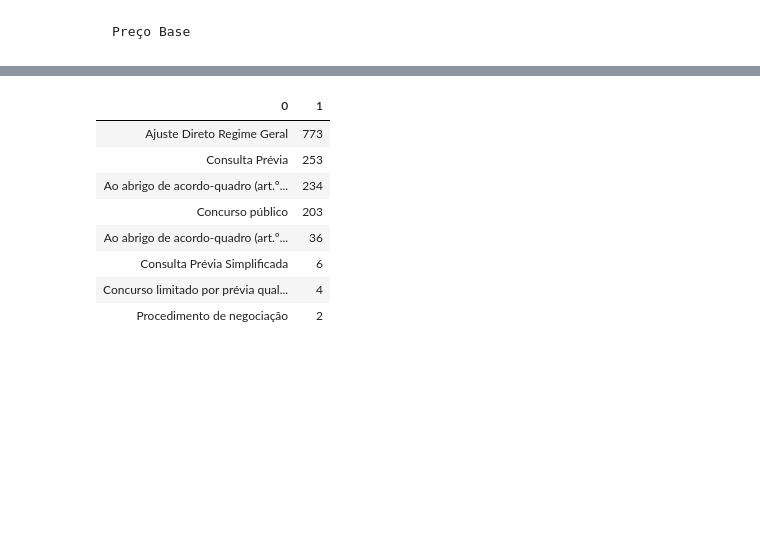
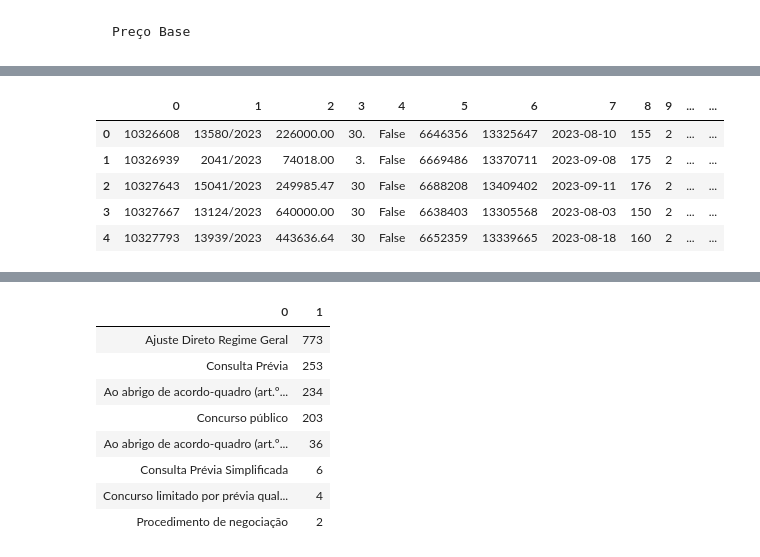
Before and after one commit to francisco-vpereira/ForceraIntership, a Jupyter notebook: forcera/scripts/contratos_v2.ipynb, the cells around one changed output, grey strips where cells are left out. Saved outputs shown, nothing was run; the diff lists cells and outputs as text; code cells hidden in the pictures; blank space fills up the shorter version.

Commit message:
Contrução da funcao para a primeira flag

```diff
--- a/forcera/scripts/contratos_v2.ipynb
+++ b/forcera/scripts/contratos_v2.ipynb
@@ -367,0 +384,76 @@ TypeError: function takes at most 2 arguments (3 given)
+# %%
+nn_index = np.where(a != 0)[0]                 # índices dos ids dos contratos com preço base não nulo
+
+id1 = np.array(ids)                            # Transformação da lista de ids em array. Assim podemos extrair os ids não nulos usando os índices acima
+
+ids_nn = tuple(map(tuple, id1[nn_index]))      # ids não nulos. É preciso converter em tuplo para usar como input na função de preço base
+
+pb = preco_base3(ids_nn)
+
+pc = preco_contrato3(ids_nn)
+# %%
+def redflag(pbase, pcontr, tol, ids):
+
+    """
+    Função que calcula o preço base e preço contratual de um contrato realizadp
+    Se o preço contratual estiver contido num intervalo em torno do preço base é levantada um flag
+    O intervalo é definido pelo parâmetro tolerância e é definido como : [preço_base - preço_base*tolerância, preço_base + preço_base*tolerância]
+
+    Parâmetros de entrada :
+        pbase : array com os preços base
+        pcontr : array com os preços contratuas
+        tol : valor da tolerância. Só pode tomar valores entre 0 e 1
+        ids : id's dos contratos em questão
+
+    Return :
+        f : tuplo com os id's dos contratos com flag associada
+    """
+
+    # Garantir que dimensão dos arrays com os preços é igual
+    if len(pbase) != len(pcontr):
+        return "Error : dim pbase != dim pcontr"
+
+    # Garantir que tolerância é um numero entre 0 e 1
+    if tol < 0 or tol > 1 :
+        return "Error : tolerance must belong between 0 and 1"
+
+    # Número de preços base
+    n = len(pbase)
+
+    # Array que guarda ocorrência - ou não - de uma flag
+    flags = np.zeros(n)
+
+    for i in range(n):
+
+        # Definir limites superior e inferior, respetivamente
+        up_lim = pbase[i] + tol*pbase[i]
+        lo_lim = pbase[i] - tol*pbase[i]
+
+        if pcontr[i] <= up_lim and pcontr[i] >= lo_lim:
+            flags[i] = 1
+
+        else:
+            pass
+
+
+    # Conversão do tuplo de ids num array de uma coluna
+    ids = np.array(ids).reshape((n,))
+
+    # Contratos com ocorrência de uma flag
+    pos = np.where(flags != 0)
+
+    # Selecionar contratos onde ocorre flag
+    f = ids[pos]
+    f = f.reshape((len(f),1))
+
+    # Conversão do conjunto de contratos em tuplo para poder usar como input nas funções que têm como input id's de contratos
+    f = tuple(map(tuple,f))
+
+    return f
+
+
+coiso = redflag(pb,pc,.1, ids_nn)
+print(coiso)
+
+contratos(coiso).head(5)
+# %% [output]
@@ -367,0 +461,6 @@ TypeError: function takes at most 2 arguments (3 given)
+|  | 0 | 1 | 2 | 3 | 4 | 5 | 6 | 7 | 8 | 9 | ... | ... |
+| 0 | 10326608 | 13580/2023 | 226000.00 | 30. | False | 6646356 | 13325647 | 2023-08-10 | 155 | 2 | ... | ... |
+| 1 | 10326939 | 2041/2023 | 74018.00 | 3. | False | 6669486 | 13370711 | 2023-09-08 | 175 | 2 | ... | ... |
+| 2 | 10327643 | 15041/2023 | 249985.47 | 30 | False | 6688208 | 13409402 | 2023-09-11 | 176 | 2 | ... | ... |
+| 3 | 10327667 | 13124/2023 | 640000.00 | 30 | False | 6638403 | 13305568 | 2023-08-03 | 150 | 2 | ... | ... |
+| 4 | 10327793 | 13939/2023 | 443636.64 | 30 | False | 6652359 | 13339665 | 2023-08-18 | 160 | 2 | ... | ... |
```
Also changed, not shown: parts of 9 cells of this notebook, 1 other file.
